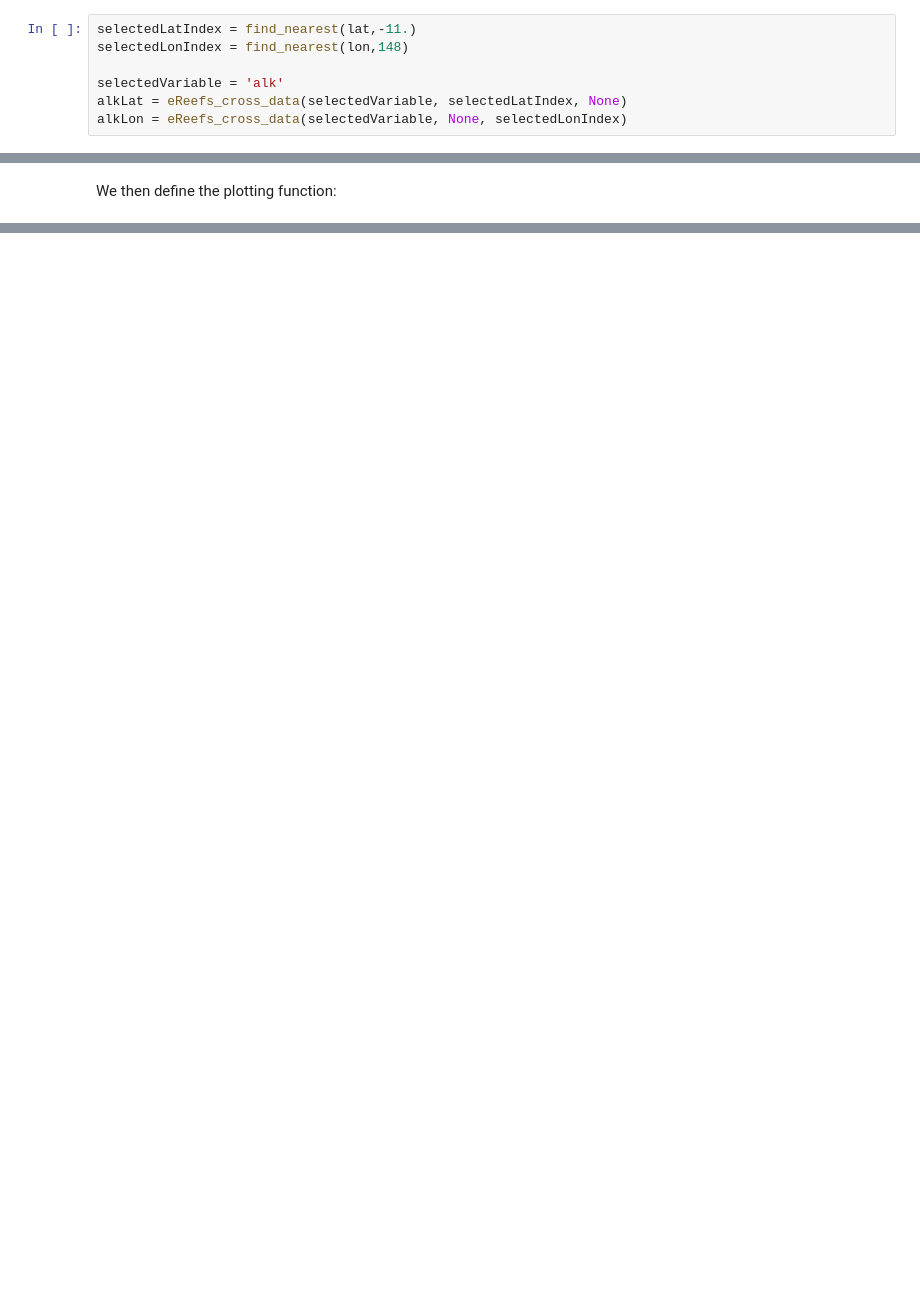
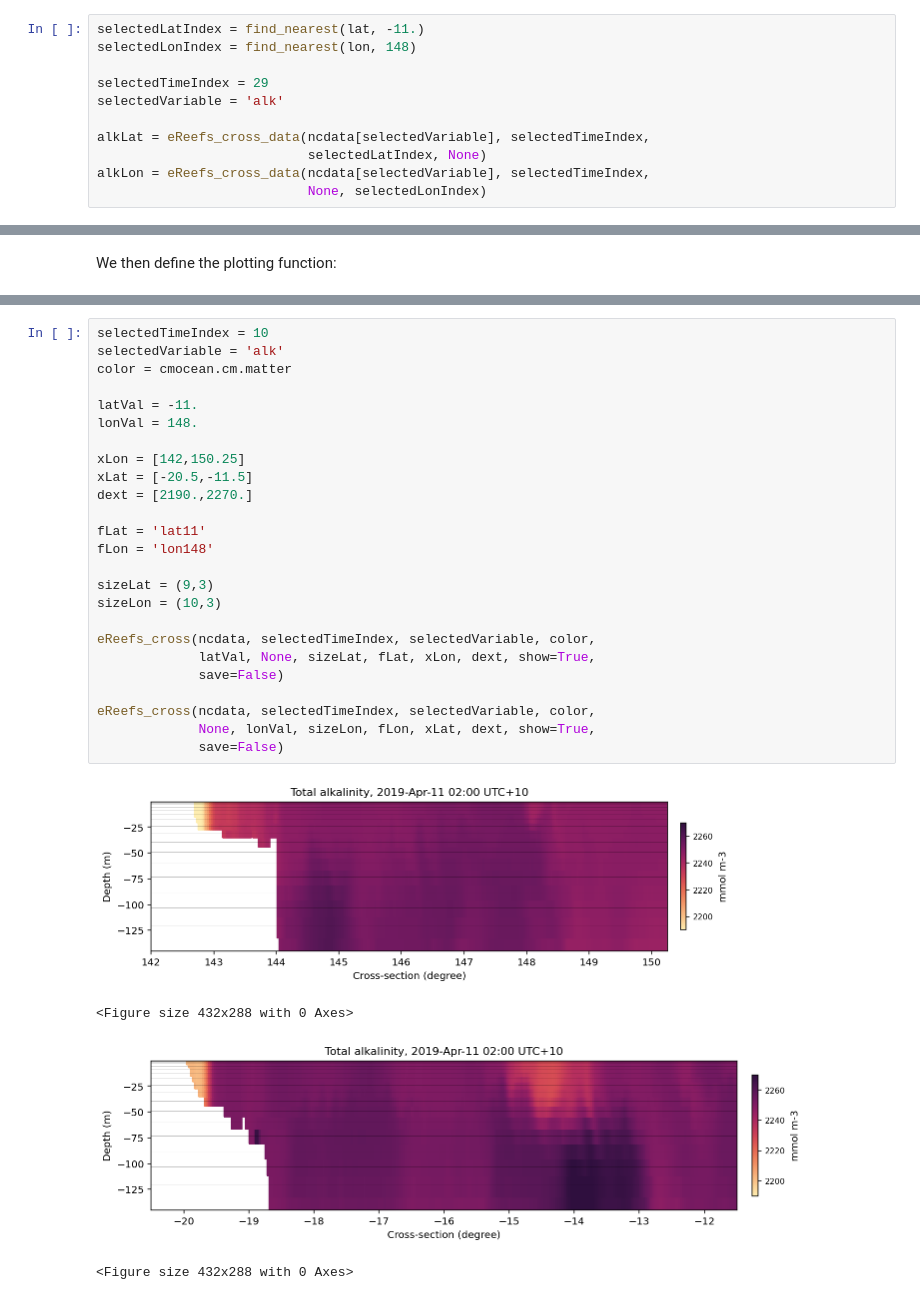
Before and after one commit to TristanSalles/EnviReef, a Jupyter notebook: book/examples/cross_section.ipynb, the cells around one changed output, grey strips where cells are left out. Saved outputs shown, nothing was run; the diff lists cells and outputs as text; blank space fills up the shorter version.

```diff
--- a/book/examples/cross_section.ipynb
+++ b/book/examples/cross_section.ipynb
@@ -168,10 +178,14 @@ Now let's start run this function...
 # %%
-selectedLatIndex = find_nearest(lat,-11.)
-selectedLonIndex = find_nearest(lon,148)
+selectedLatIndex = find_nearest(lat, -11.)
+selectedLonIndex = find_nearest(lon, 148)
 
+selectedTimeIndex = 29
 selectedVariable = 'alk'
-alkLat = eReefs_cross_data(selectedVariable, selectedLatIndex, None)
-alkLon = eReefs_cross_data(selectedVariable, None, selectedLonIndex)
+
+alkLat = eReefs_cross_data(ncdata[selectedVariable], selectedTimeIndex,
+                           selectedLatIndex, None)
+alkLon = eReefs_cross_data(ncdata[selectedVariable], selectedTimeIndex,
+                           None, selectedLonIndex)
 # %%
 print(' ')
 print('Data range: ')
@@ -255,0 +332,30 @@ plot_cross_section(6, lat, alkLon, xmin, xmax, dmin, dmax, color,
+# %%
+selectedTimeIndex = 10
+selectedVariable = 'alk'
+color = cmocean.cm.matter
+
+latVal = -11.
+lonVal = 148.
+
+xLon = [142,150.25]
+xLat = [-20.5,-11.5]
+dext = [2190.,2270.]
+
+fLat = 'lat11'
+fLon = 'lon148'
+
+sizeLat = (9,3)
+sizeLon = (10,3)
+
+eReefs_cross(ncdata, selectedTimeIndex, selectedVariable, color,
+             latVal, None, sizeLat, fLat, xLon, dext, show=True,
+             save=False)
+
+eReefs_cross(ncdata, selectedTimeIndex, selectedVariable, color,
+             None, lonVal, sizeLon, fLon, xLat, dext, show=True,
+             save=False)
+# %% [output]
+[figure, added]
+<Figure size 432x288 with 0 Axes>
+[figure, added]
+<Figure size 432x288 with 0 Axes>
```
Also changed, not shown: parts of 15 cells of this notebook, 8 other files.
